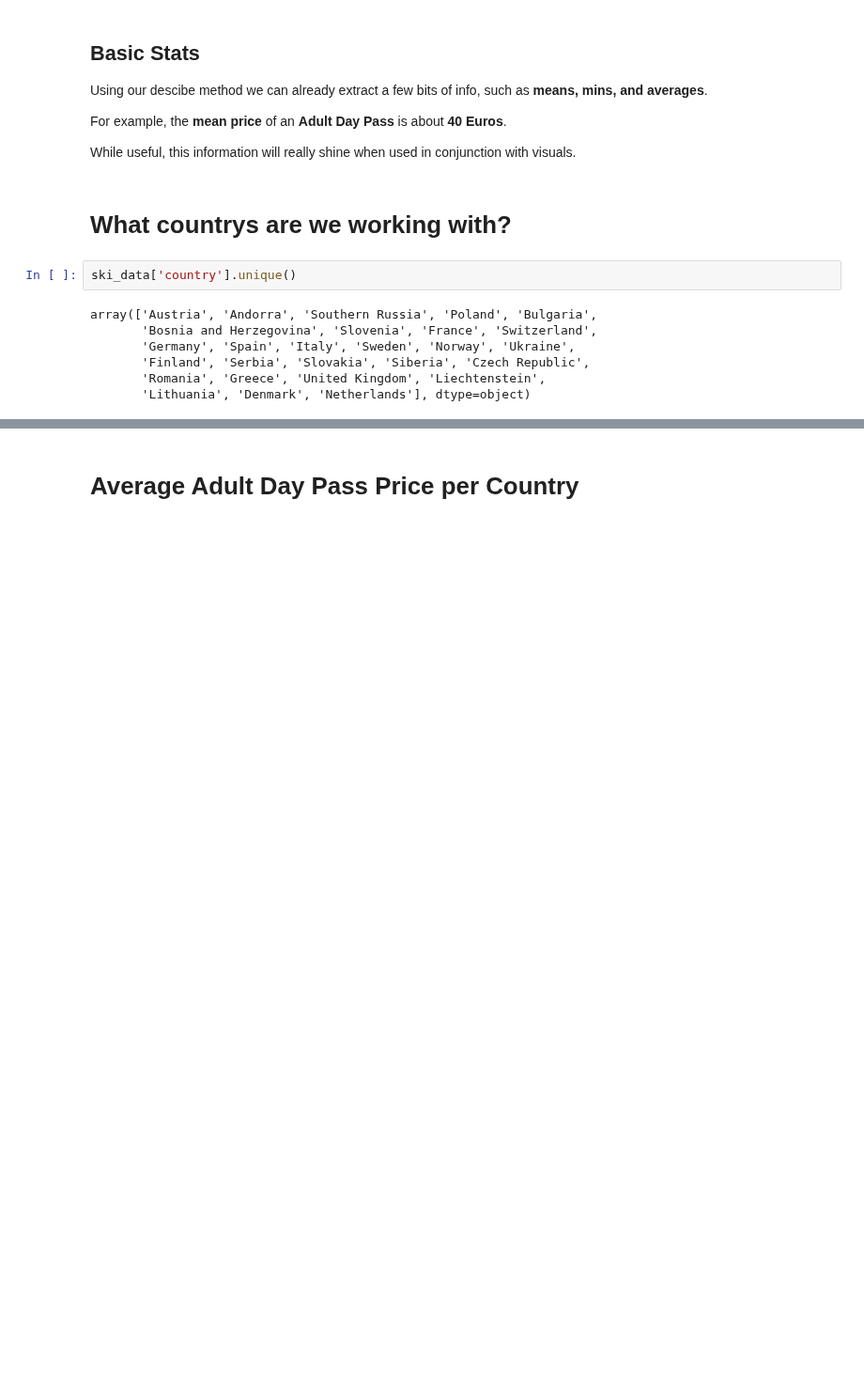
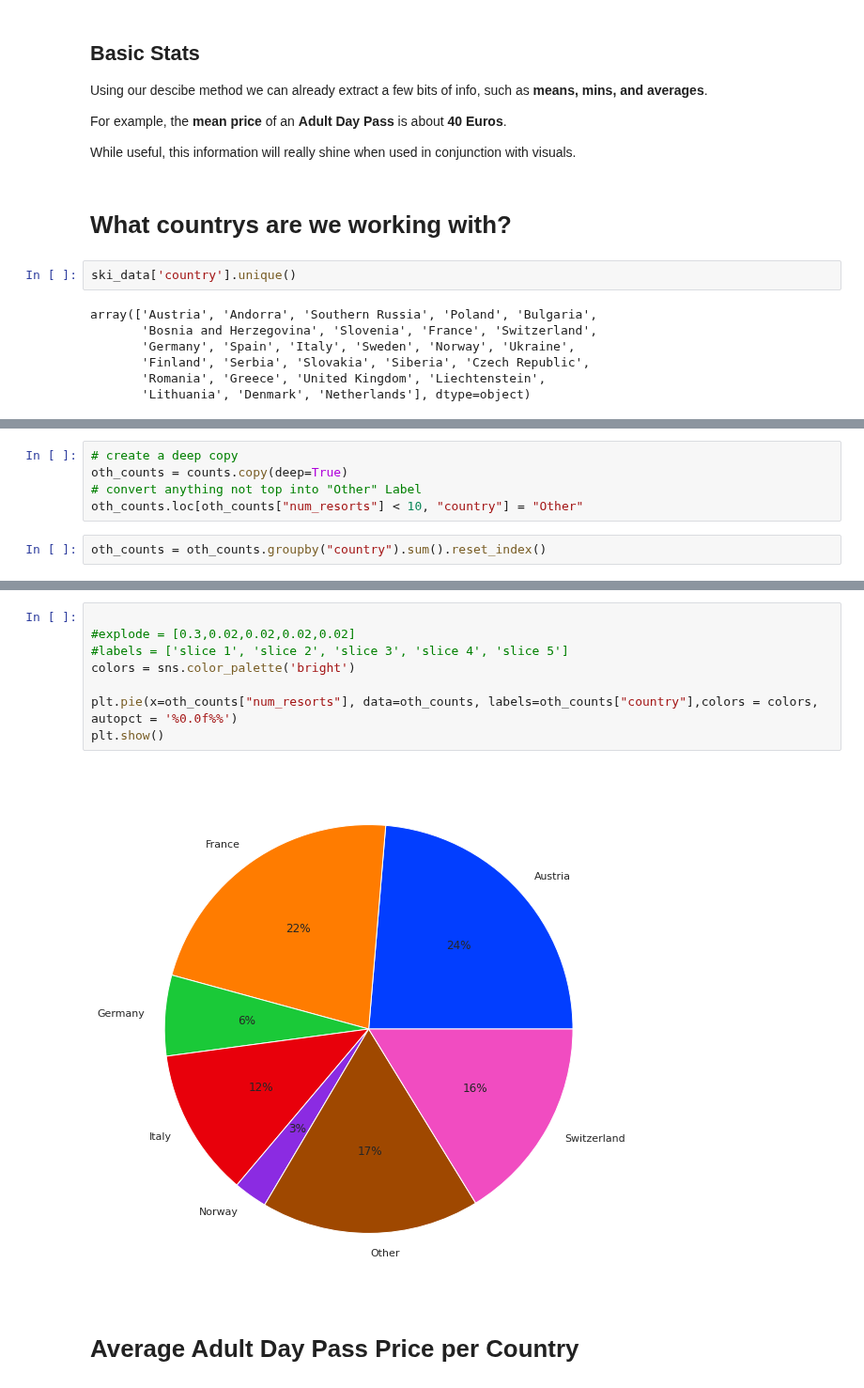
Before and after one commit to nembdev/python_portfolio, a Jupyter notebook: Data Analysis Projects/European Ski Resorts(Pandas)/European Ski Resorts ll.ipynb, the cells around one changed output, grey strips where cells are left out. Shown at 94% size. Cells and saved outputs as stored; diff of their text form; blank space fills up the shorter version.

```diff
--- a/Data Analysis Projects/European Ski Resorts(Pandas)/European Ski Resorts ll.ipynb
+++ b/Data Analysis Projects/European Ski Resorts(Pandas)/European Ski Resorts ll.ipynb
@@ -212,0 +241,7 @@ array(['Austria', 'Andorra', 'Southern Russia', 'Poland', 'Bulgaria',
+# %%
+# create a deep copy
+oth_counts = counts.copy(deep=True)
+# convert anything not top into "Other" Label
+oth_counts.loc[oth_counts["num_resorts"] < 10, "country"] = "Other"
+# %%
+oth_counts = oth_counts.groupby("country").sum().reset_index()
@@ -213,3 +259,13 @@ array(['Austria', 'Andorra', 'Southern Russia', 'Poland', 'Bulgaria',
+# %%
+
+#explode = [0.3,0.02,0.02,0.02,0.02]
+#labels = ['slice 1', 'slice 2', 'slice 3', 'slice 4', 'slice 5']
+colors = sns.color_palette('bright')
+
+plt.pie(x=oth_counts["num_resorts"], data=oth_counts, labels=oth_counts["country"],colors = colors, autopct = '%0.0f%%')
+plt.show()
+# %% [output]
+[figure, added]
 # %% [markdown]
 # Average Adult Day Pass Price per Country
 # %%
```
Also changed, not shown: parts of 7 cells of this notebook, 1 other file.
